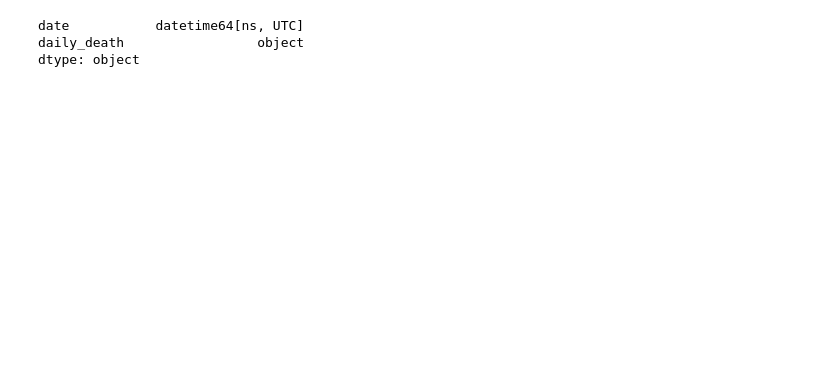
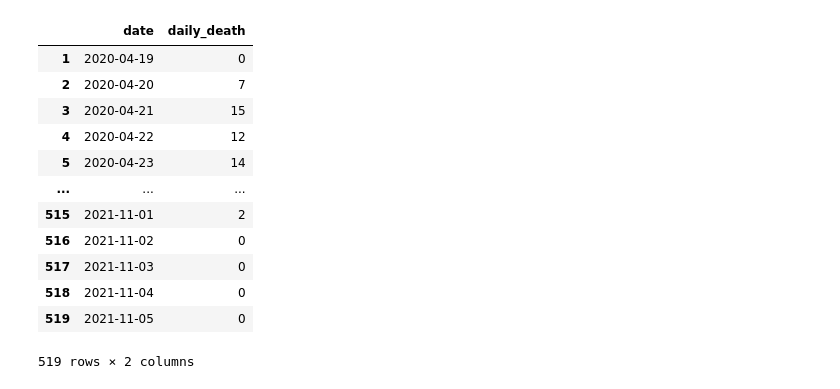
Before and after one commit to joannechoi/DC-Crime-Analysis, a Jupyter notebook: Combine_Datasets/Merging Crime data and Covid data.ipynb, the cells around one changed output. Cells and saved outputs as stored; diff of their text form; code cells hidden in the pictures; blank space fills up the shorter version.

```diff
--- a/Combine_Datasets/Merging Crime data and Covid data.ipynb
+++ b/Combine_Datasets/Merging Crime data and Covid data.ipynb
@@ -78,31 +125,43 @@ dtype: object
 # %%
 #death data
 df_covid_death = df_covid_death.transpose()
 df_covid_death.reset_index(drop = True, inplace= True)
 df_covid_death.columns=('date', 'all', 'ward_1', 'ward_2', 'ward_3', 'ward_4', 'ward_5', 'ward_6'
                       , 'ward_7', 'ward_8', 'Experienced Homelessness', 'unknown', 'na')
 df_covid_death = df_covid_death.iloc[1: , :]
-df_covid_death['date'] = pd.to_datetime(df_covid_death['date'], utc=True)
+df_covid_death['date'] = pd.to_datetime(df_covid_death['date'])
 df_covid_death['daily_death'] = df_covid_death['all'].diff(1)
 
 del df_covid_death['ward_1']
 del df_covid_death['ward_2']
 del df_covid_death['ward_3']
 del df_covid_death['ward_4']
 del df_covid_death['ward_5']
 del df_covid_death['ward_6']
 del df_covid_death['ward_7']
 del df_covid_death['ward_8']
 del df_covid_death['unknown']
 del df_covid_death['na']
 del df_covid_death['Experienced Homelessness']
 del df_covid_death['all']
 
-df_covid_death.dtypes
+df_covid_death.fillna(0, inplace=True)
+
+df_covid_death
 # %% [output]
+|  | date | daily_death |
+| 1 | 2020-04-19 | 0 |
+| 2 | 2020-04-20 | 7 |
+| 3 | 2020-04-21 | 15 |
+| 4 | 2020-04-22 | 12 |
+| 5 | 2020-04-23 | 14 |
+| ... | ... | ... |
+| 515 | 2021-11-01 | 2 |
+| 516 | 2021-11-02 | 0 |
+| 517 | 2021-11-03 | 0 |
+| 518 | 2021-11-04 | 0 |
+| 519 | 2021-11-05 | 0 |
-date           datetime64[ns, UTC]
-daily_death                 object
-dtype: object
+519 rows × 2 columns
 # %%
 #sick police
 df_sick_police = df_sick_police.rename(columns = {'DATE_REPORTED':'date'})
```
Also changed, not shown: parts of 16 cells of this notebook.
